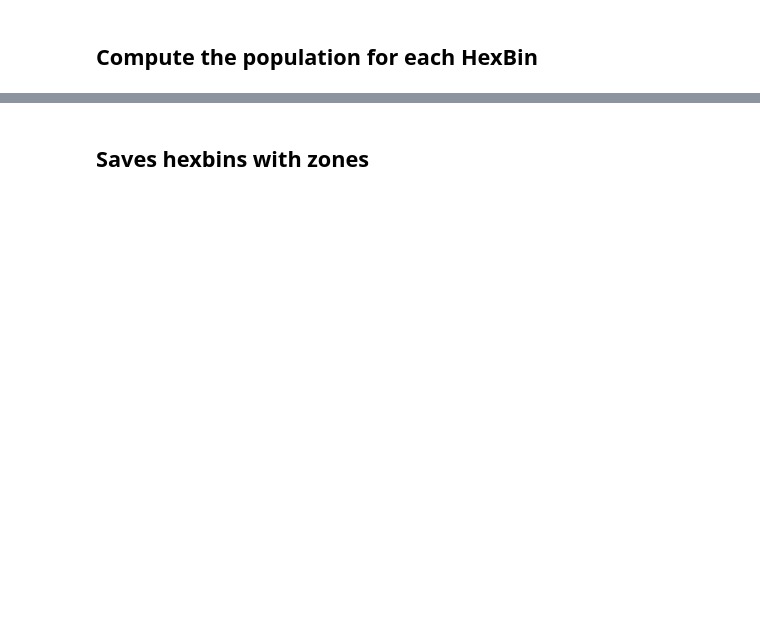
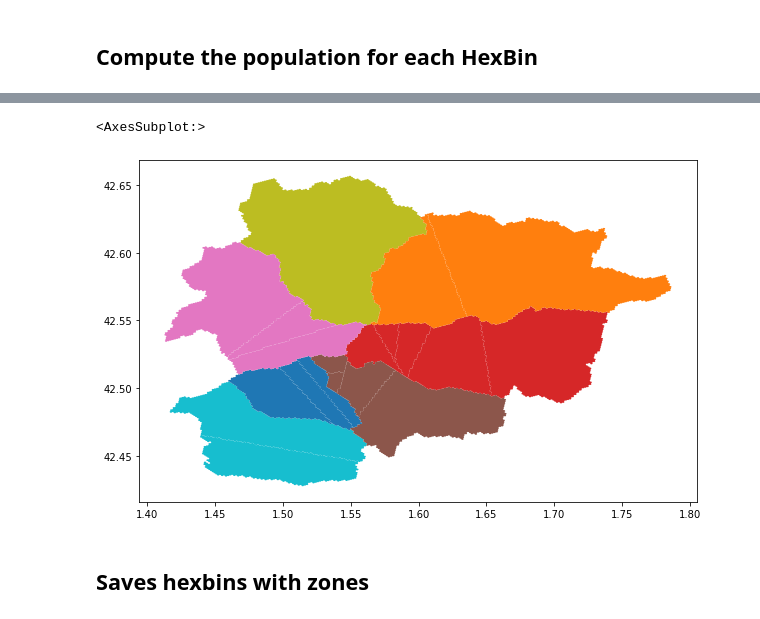
Before and after one commit to pedrocamargo/road_analytics, a Jupyter notebook: notebooks/Population into hex and clustering.ipynb, the cells around one changed output, grey strips where cells are left out. Drawn from its saved outputs; the diff is of its cells as text; code cells hidden in the pictures; blank space fills up the shorter version.

```diff
--- a/notebooks/Population into hex and clustering.ipynb
+++ b/notebooks/Population into hex and clustering.ipynb
@@ -91,4 +85,7 @@ KeyboardInterrupt:
 # %%
-new_zoning.plot(column='state')
+zoning.plot(column='state', figsize=(10,8))
+# %% [output]
+<AxesSubplot:>
+[figure, added]
 # %% [markdown]
 ## Saves hexbins with zones
```
Also changed, not shown: parts of 20 cells of this notebook, 1 other file.
